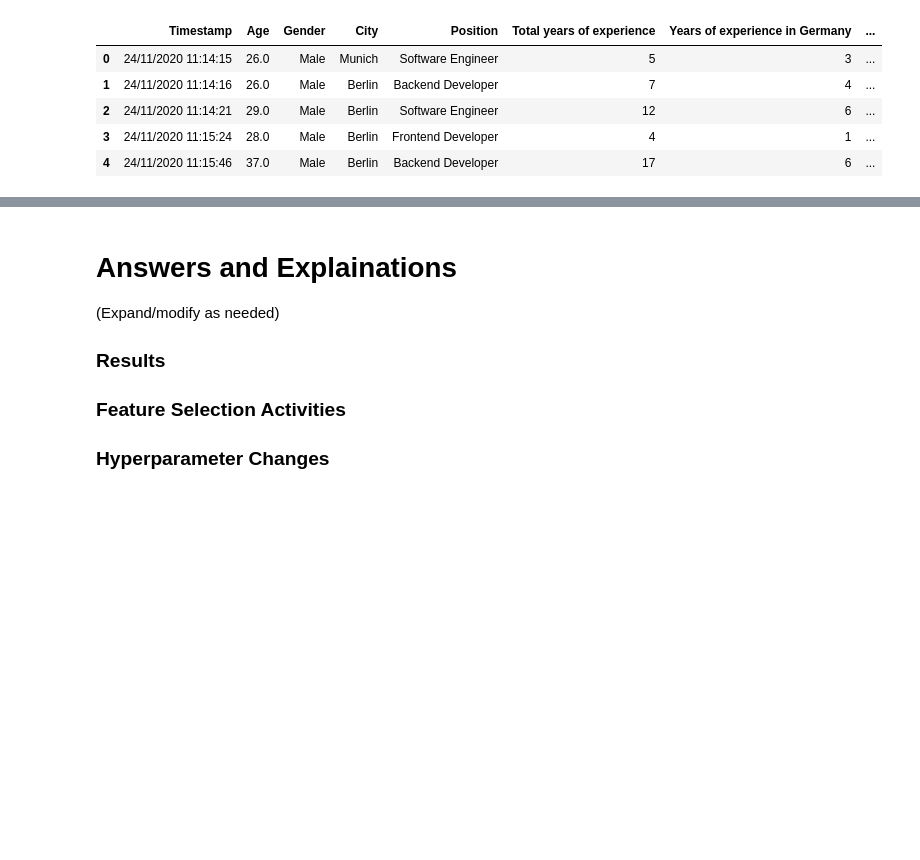
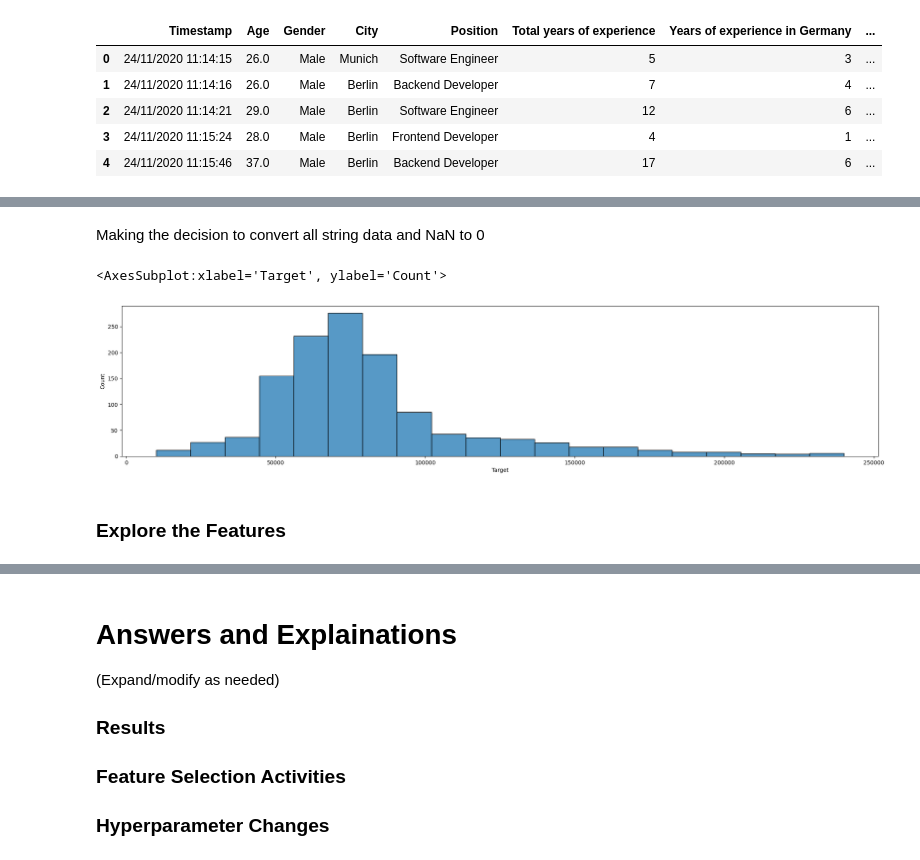
Before and after one commit to DarrenPLee/ItML_Asn_2_Students, a Jupyter notebook: assignment_2_start.ipynb, the cells around one changed output, grey strips where cells are left out. Cells and saved outputs as stored; diff of their text form; code cells hidden in the pictures; blank space fills up the shorter version.

```diff
--- a/assignment_2_start.ipynb
+++ b/assignment_2_start.ipynb
@@ -151,0 +139,2 @@ df[df['Yearly bonus + stocks in EUR'].isna()]
+# %%
+df.rename({'Yearly bonus + stocks in EUR': 'Bonus', 'Yearly brutto salary (without bonus and stocks) in EUR': 'Salary'}, axis=1, inplace=True)
@@ -151,0 +173,16 @@ df[df['Yearly bonus + stocks in EUR'].isna()]
+# %% [markdown]
+Making the decision to convert all string data and NaN to 0
+# %%
+df['Bonus'] = pd.to_numeric(df['Bonus'], errors='coerce')
+df['Bonus'] = df['Bonus'].fillna(0)
+# %%
+df['Target'] = df['Bonus'] + df['Salary']
+# %%
+df = df[df['Target'] < 250000]
+# %%
+sns.histplot(df['Target'], bins=20)
+# %% [output]
+<AxesSubplot:xlabel='Target', ylabel='Count'>
+[figure, added]
+# %% [markdown]
+### Explore the Features ###
```
Also changed, not shown: parts of 29 cells of this notebook.
